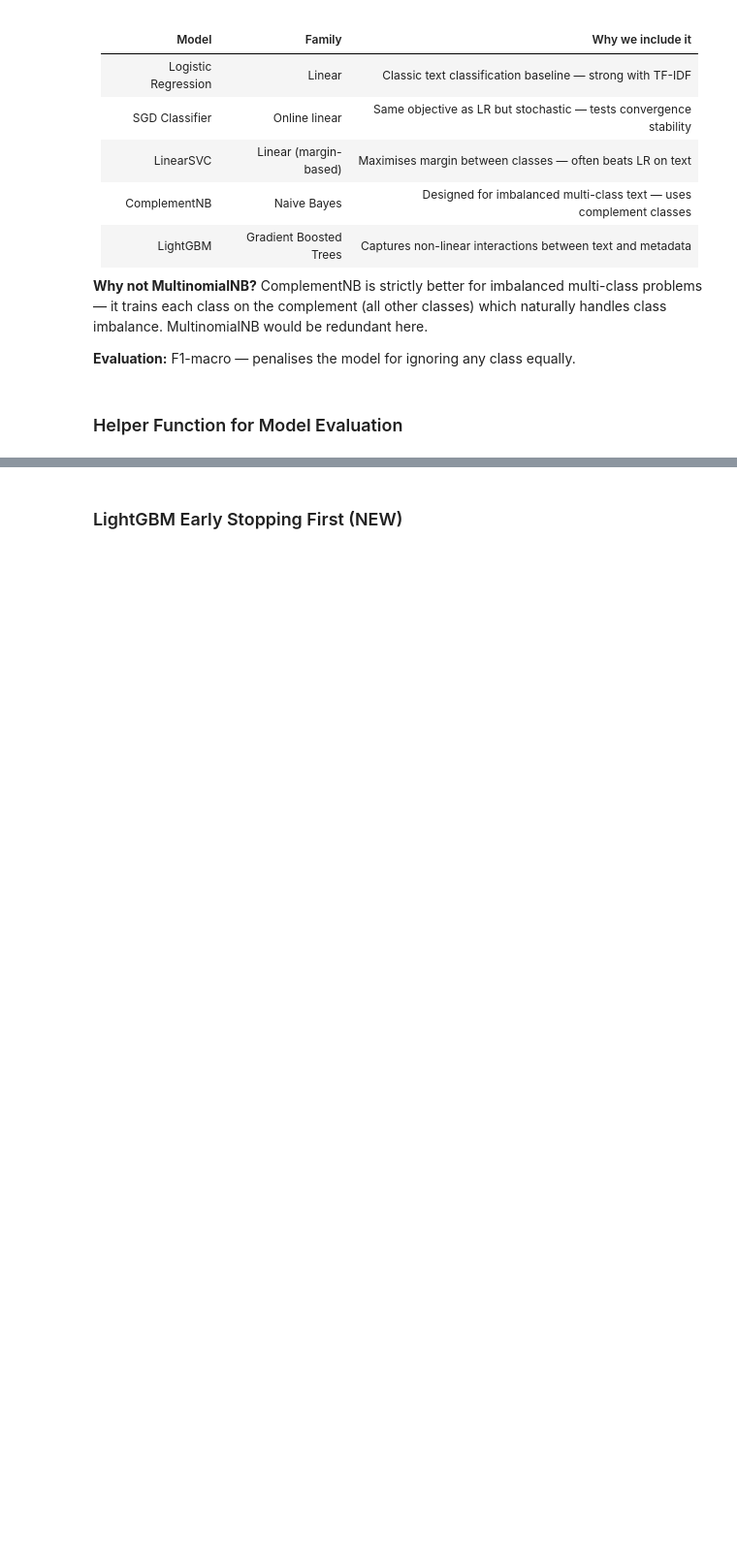
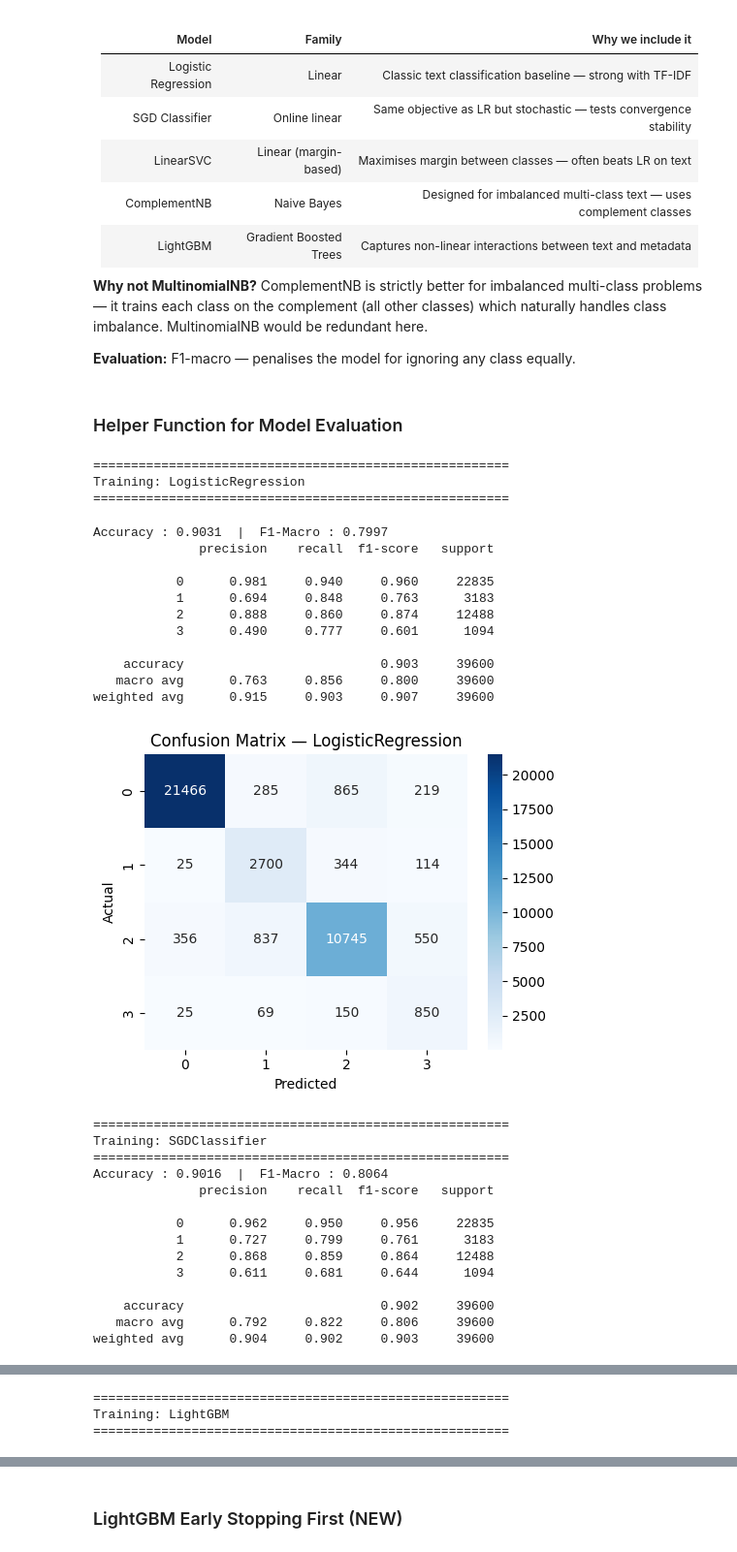
Before and after one commit to 23f3001800/Comment-Category-Prediction-Challenge, a Jupyter notebook: 23f3001800-notebook-t12026.ipynb, the cells around one changed output, grey strips where cells are left out. Shown at 97% size. Drawn from its saved outputs; the diff is of its cells as text; code cells hidden in the pictures; blank space fills up the shorter version.

```diff
--- a/23f3001800-notebook-t12026.ipynb
+++ b/23f3001800-notebook-t12026.ipynb
@@ -1031,32 +1034,62 @@ models = {
 # %% [markdown]
 ### Helper Function for Model Evaluation
 # %%
-# results = {}
+results = {}
 
-# for name, model in models.items():
-#     print(f"\n{'='*55}\nTraining: {name}\n{'='*55}")
+for name, model in models.items():
+    print(f"\n{'='*55}\nTraining: {name}\n{'='*55}")
 
-#     pipe = Pipeline([
-#         ("preprocessor", ct),
-#         ("clf", model)
-#     ])
+    pipe = Pipeline([
+        ("preprocessor", ct),
+        ("clf", model)
+    ])
 
-#     pipe.fit(x_train, y_train)
-#     preds = pipe.predict(x_val)
+    pipe.fit(x_train, y_train)
+    preds = pipe.predict(x_val)
 
-#     acc = accuracy_score(y_val, preds)
-#     f1  = f1_score(y_val, preds, average='macro')
-#     results[name] = {"Accuracy": acc, "F1-Macro": f1, "pipe": pipe}
+    acc = accuracy_score(y_val, preds)
+    f1  = f1_score(y_val, preds, average='macro')
+    results[name] = {"Accuracy": acc, "F1-Macro": f1, "pipe": pipe}
 
-#     print(f"Accuracy : {acc:.4f}  |  F1-Macro : {f1:.4f}")
-#     print(classification_report(y_val, preds, digits=3))
+    print(f"Accuracy : {acc:.4f}  |  F1-Macro : {f1:.4f}")
+    print(classification_report(y_val, preds, digits=3))
 
-#     # Confusion matrix
-#     cm = confusion_matrix(y_val, preds)
-#     plt.figure(figsize=(5, 4))
-#     sns.heatmap(cm, annot=True, fmt='d', cmap='Blues',
-#                 xticklabels=[0,1,2,3], yticklabels=[0,1,2,3])
-#     plt.title(f"Confusion Matrix — {name}")
-#     plt.xlabel("Predicted"); plt.ylabel("Actual")
-#     plt.tight_layout()
-#     plt.show()
+    # Confusion matrix
+    cm = confusion_matrix(y_val, preds)
+    plt.figure(figsize=(5, 4))
+    sns.heatmap(cm, annot=True, fmt='d', cmap='Blues',
+                xticklabels=[0,1,2,3], yticklabels=[0,1,2,3])
+    plt.title(f"Confusion Matrix — {name}")
+    plt.xlabel("Predicted"); plt.ylabel("Actual")
+    plt.tight_layout()
+    plt.show()
+# %% [output]
+=======================================================
+Training: LogisticRegression
+=======================================================
+Accuracy : 0.9031  |  F1-Macro : 0.7997
+              precision    recall  f1-score   support
+
+           0      0.981     0.940     0.960     22835
+           1      0.694     0.848     0.763      3183
+           2      0.888     0.860     0.874     12488
+           3      0.490     0.777     0.601      1094
+
+    accuracy                          0.903     39600
+   macro avg      0.763     0.856     0.800     39600
+weighted avg      0.915     0.903     0.907     39600
+[figure, added]
+=======================================================
+Training: SGDClassifier
+=======================================================
+Accuracy : 0.9016  |  F1-Macro : 0.8064
+              precision    recall  f1-score   support
+
+           0      0.962     0.950     0.956     22835
+           1      0.727     0.799     0.761      3183
+           2      0.868     0.859     0.864     12488
+           3      0.611     0.681     0.644      1094
+
+    accuracy                          0.902     39600
+   macro avg      0.792     0.822     0.806     39600
+weighted avg      0.904     0.902     0.903     39600
@@ -1062,0 +1127,3 @@ models = {
+=======================================================
+Training: LightGBM
+=======================================================
```
Also changed, not shown: parts of 30 cells of this notebook.
